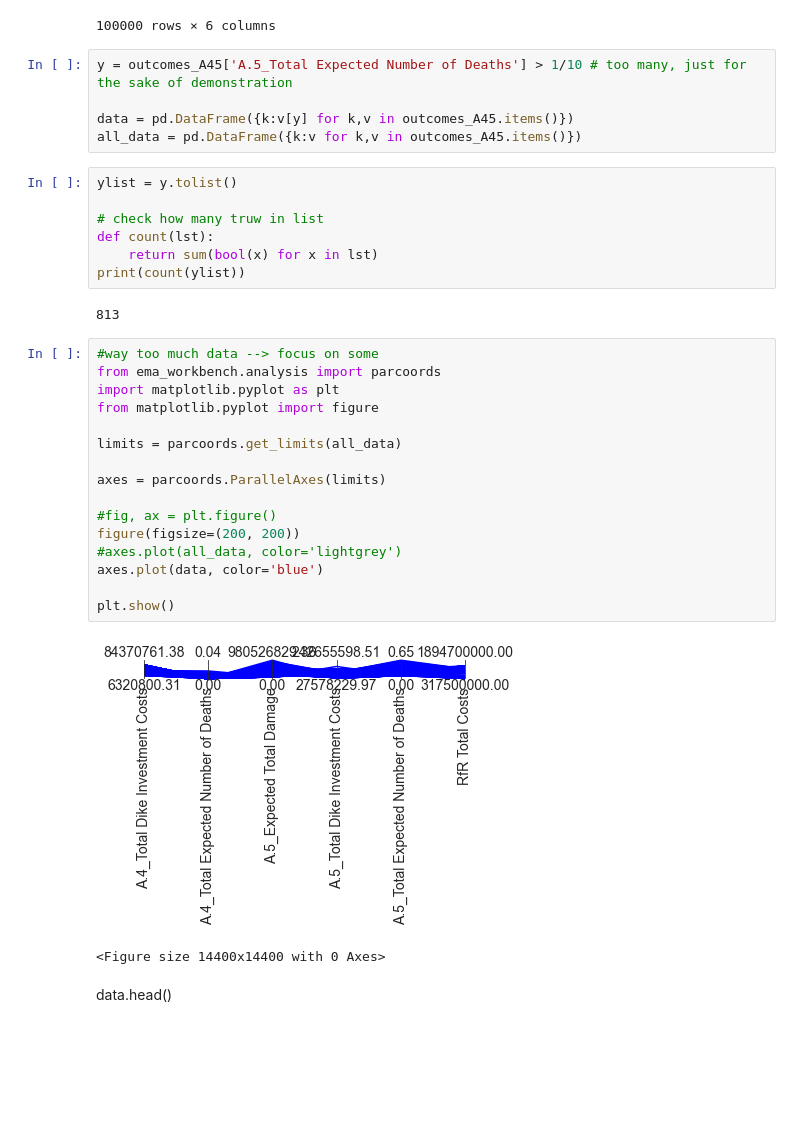
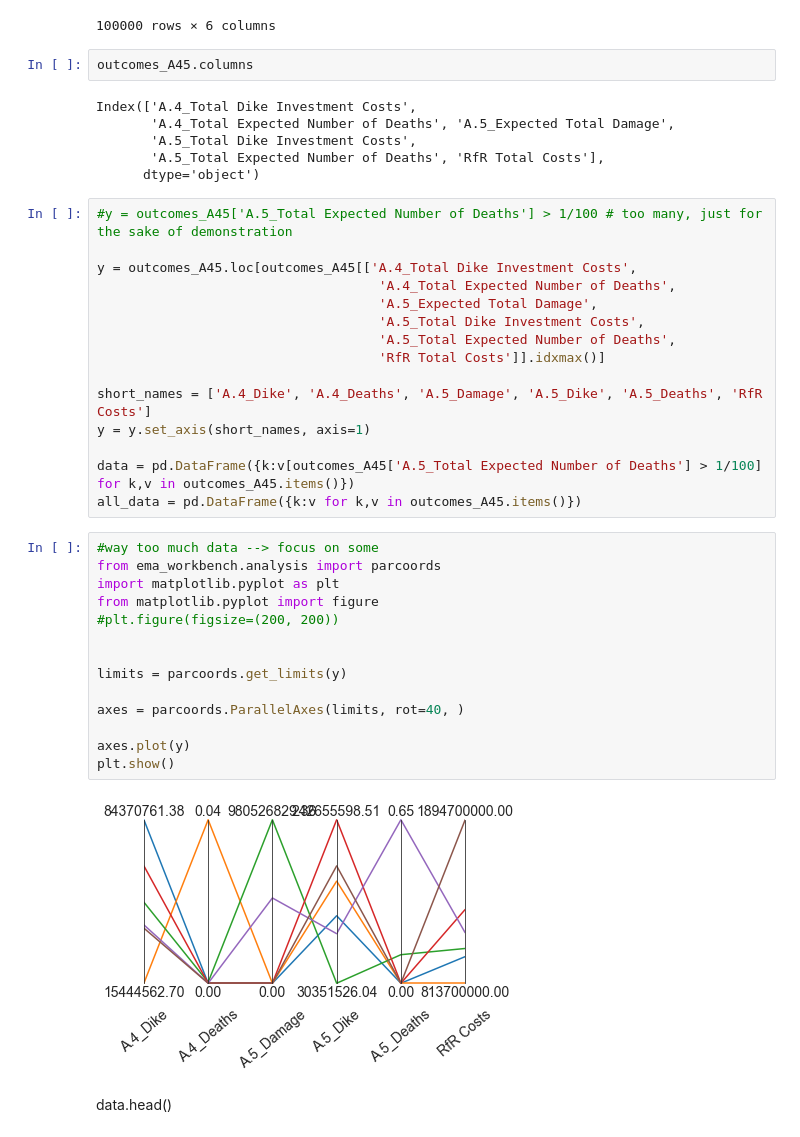
Before and after one commit to ArieTieszoon/ModelBasedDecisionMaking_G18, a Jupyter notebook: Give files/Multi Scenario MORDM.ipynb, the cells around one changed output. Cells and saved outputs as stored; diff of their text form; blank space fills up the shorter version.

```diff
--- a/Give files/Multi Scenario MORDM.ipynb
+++ b/Give files/Multi Scenario MORDM.ipynb
@@ -152,39 +134,45 @@ outcomes_A45
 | 99998 | 3.837646e+07 | 0.0 | 0.000000e+00 | 1.476252e+08 | ... |
 | 99999 | 3.837646e+07 | 0.0 | 0.000000e+00 | 1.476252e+08 | ... |
 100000 rows × 6 columns
+# %%
+outcomes_A45.columns
+# %% [output]
+Index(['A.4_Total Dike Investment Costs',
+       'A.4_Total Expected Number of Deaths', 'A.5_Expected Total Damage',
+       'A.5_Total Dike Investment Costs',
+       'A.5_Total Expected Number of Deaths', 'RfR Total Costs'],
+      dtype='object')
 # %%
-y = outcomes_A45['A.5_Total Expected Number of Deaths'] > 1/10 # too many, just for the sake of demonstration
+#y = outcomes_A45['A.5_Total Expected Number of Deaths'] > 1/100 # too many, just for the sake of demonstration
 
-data = pd.DataFrame({k:v[y] for k,v in outcomes_A45.items()})
+y = outcomes_A45.loc[outcomes_A45[['A.4_Total Dike Investment Costs',
+                                    'A.4_Total Expected Number of Deaths',
+                                    'A.5_Expected Total Damage',
+                                    'A.5_Total Dike Investment Costs',
+                                    'A.5_Total Expected Number of Deaths',
+                                    'RfR Total Costs']].idxmax()]
+
+short_names = ['A.4_Dike', 'A.4_Deaths', 'A.5_Damage', 'A.5_Dike', 'A.5_Deaths', 'RfR Costs']
+y = y.set_axis(short_names, axis=1)
+
+data = pd.DataFrame({k:v[outcomes_A45['A.5_Total Expected Number of Deaths'] > 1/100] for k,v in outcomes_A45.items()})
 all_data = pd.DataFrame({k:v for k,v in outcomes_A45.items()})
-# %%
-ylist = y.tolist()
-
-# check how many truw in list
-def count(lst):
-    return sum(bool(x) for x in lst)
-print(count(ylist))
-# %% [output]
-813
 # %%
 #way too much data --> focus on some
 from ema_workbench.analysis import parcoords
 import matplotlib.pyplot as plt
 from matplotlib.pyplot import figure
+#plt.figure(figsize=(200, 200))
 
-limits = parcoords.get_limits(all_data)
 
-axes = parcoords.ParallelAxes(limits)
+limits = parcoords.get_limits(y)
 
-#fig, ax = plt.figure()
-figure(figsize=(200, 200))
-#axes.plot(all_data, color='lightgrey')
-axes.plot(data, color='blue')
+axes = parcoords.ParallelAxes(limits, rot=40, )
 
+axes.plot(y)
 plt.show()
 # %% [output]
-[figure, old version]
+[figure, new version]
-<Figure size 14400x14400 with 0 Axes>
 # %% [markdown]
 data.head()
 # %% [markdown]
```
Also changed, not shown: parts of 5 cells of this notebook, 16 other files.
